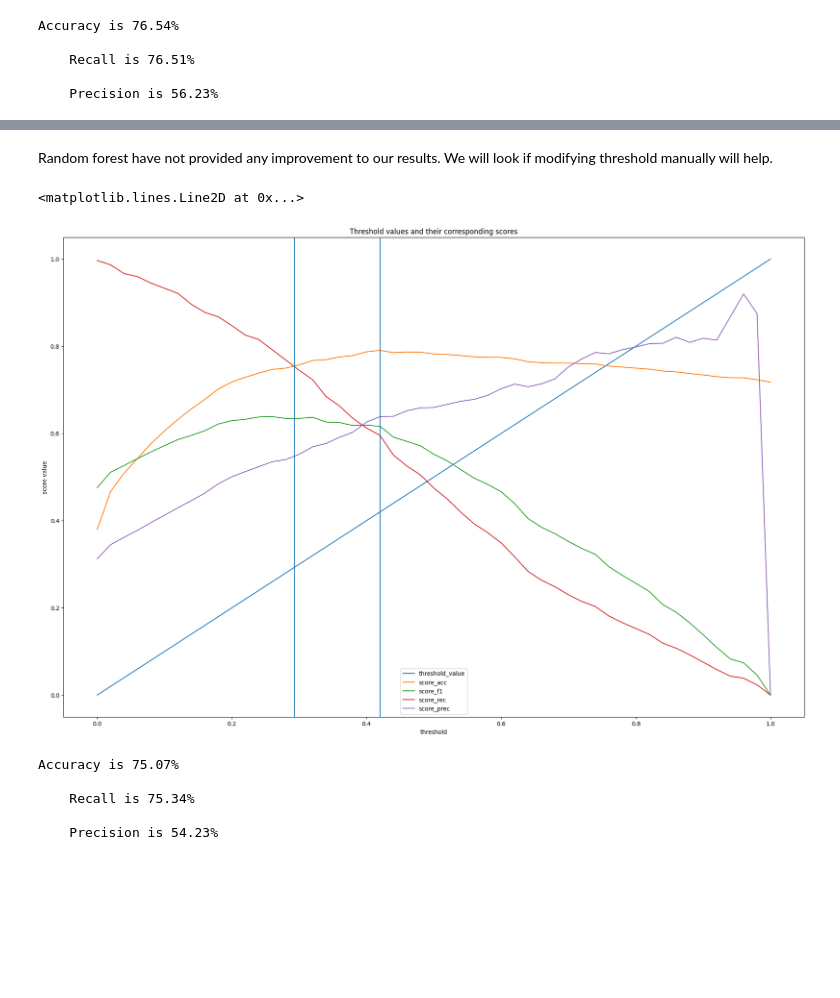
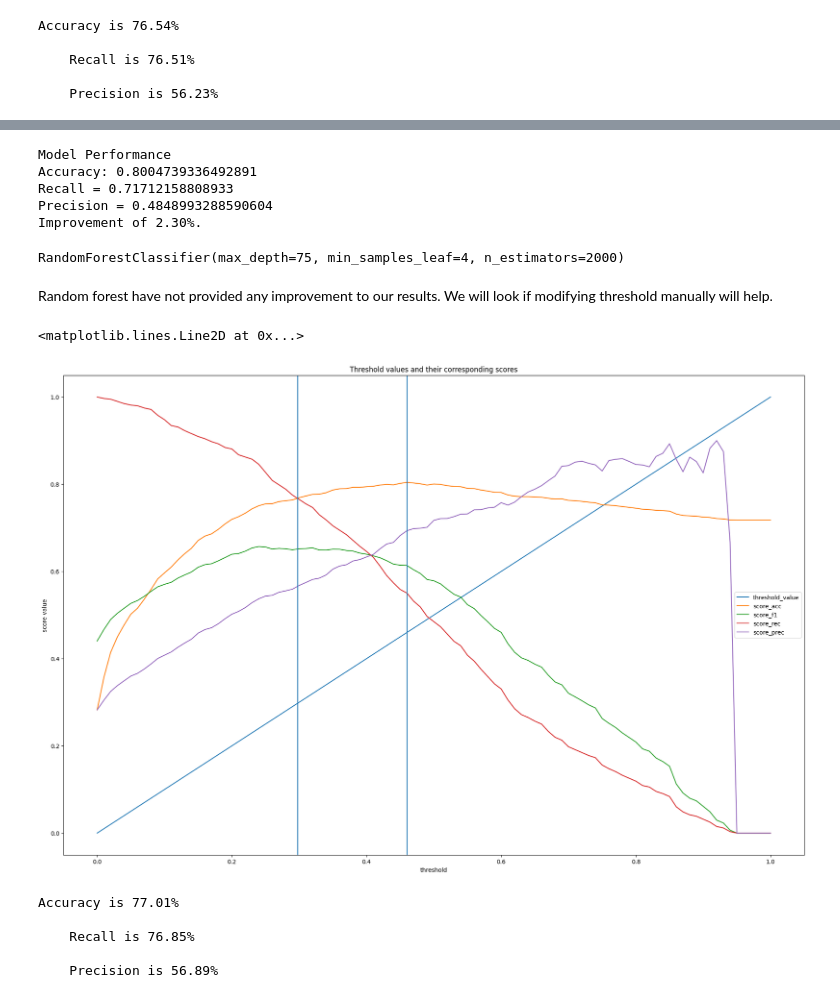
Before and after one commit to GrzegKrajewski/Churn_Pred_XGB_LR_RF, a Jupyter notebook: Code.ipynb, the cells around one changed output, grey strips where cells are left out. Drawn from its saved outputs; the diff is of its cells as text; code cells hidden in the pictures; blank space fills up the shorter version.

Commit message:
With plots

```diff
--- a/Code.ipynb
+++ b/Code.ipynb
@@ -455,0 +594,19 @@ precision -0.6596736596736597
+# %%
+from sklearn.model_selection import GridSearchCV
+# Create the parameter grid based on the results of random search
+param_grid = {
+    'bootstrap': [True],
+    'max_depth': [75,80,85],
+    'max_features': ['sqrt'],
+    'min_samples_leaf': [3, 4, 5],
+    'min_samples_split': [2, 3, 4],
+    'n_estimators': [1600,1800,2000]
+}
+
+# Instantiate the grid search model
+grid_search = GridSearchCV(estimator = rf, param_grid = param_grid,
+                          cv = 3, n_jobs = -1, verbose = 2)
+# %%
+# Fit the grid search to the data
+grid_search.fit(X_train_oh, y_train)
+grid_search.best_params_
@@ -456,18 +638,34 @@ precision -0.6596736596736597
+# %%
+best_grid = grid_search.best_estimator_
+grid_accuracy = evaluate(best_grid, X_test_oh, y_test)
+print('Improvement of {:0.2f}%.'.format( 100 * (grid_accuracy - base_accuracy) / base_accuracy))
+# %% [output]
+Model Performance
+Accuracy: 0.8004739336492891
+Recall = 0.71712158808933
+Precision = 0.4848993288590604
+Improvement of 2.30%.
+# %%
+grid_search.best_estimator_
+# %% [output]
+RandomForestClassifier(max_depth=75, min_samples_leaf=4, n_estimators=2000)
 # %% [markdown]
 Random forest have not provided any improvement to our results. We will look if modifying threshold manually will help.
+# %%
+y_prob_forest_grid=best_grid.predict_proba(X_test_oh)
 # %%
-test_forest=test_thresh(x=y_prob_forest)
+test_forest=test_thresh(x=y_prob_forest_grid)
 test_forest.plot(title='Threshold values and their corresponding scores',xlabel='threshold',ylabel='score value')
 plt.axvline(float(test_forest.loc[test_forest['score_acc']==test_forest['score_acc'].max(),'threshold_value']))
-plt.axvline(0.293)
+plt.axvline(0.298)
 # %% [output]
 <matplotlib.lines.Line2D at 0x...>
-[figure, old version]
+[figure, new version]
 # %%
-acc_rec_prec(y_prob_forest,thresh=0.293)
+acc_rec_prec(y_prob_forest_grid,thresh=0.298)
 # %% [output]
-Accuracy is 75.07%
+Accuracy is 77.01%
 
-    Recall is 75.34%
+    Recall is 76.85%
 
-    Precision is 54.23%
+    Precision is 56.89%
```
Also changed, not shown: parts of 38 cells of this notebook.
